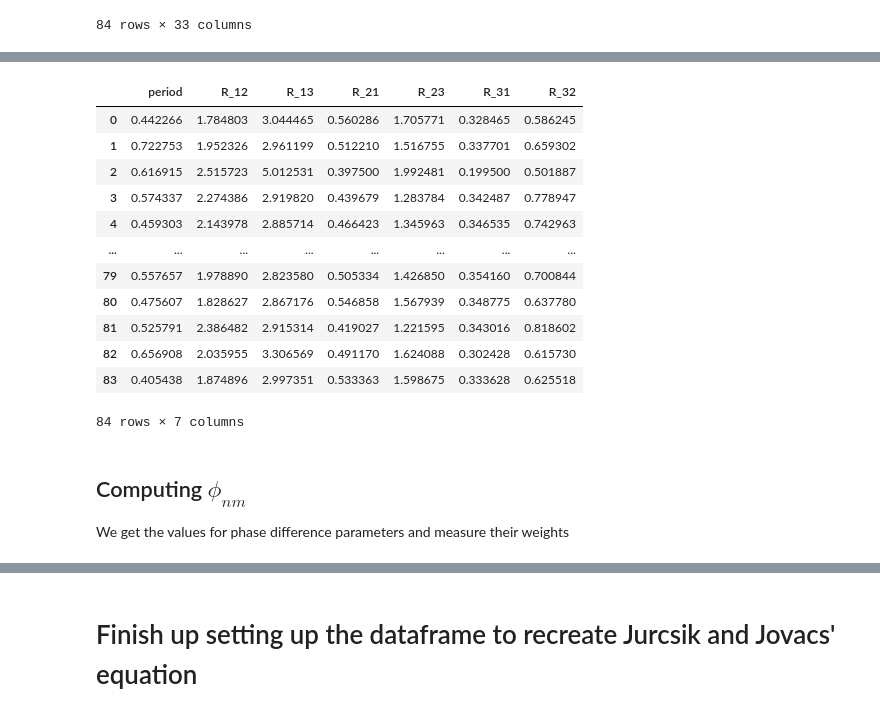
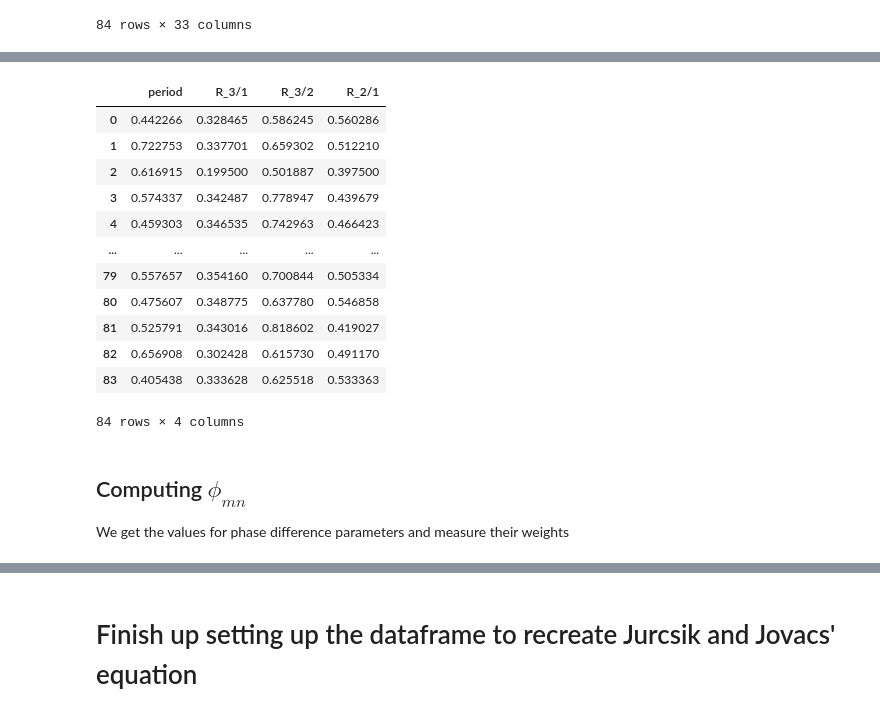
Before and after one commit to handle1337/blink, a Jupyter notebook: notebooks/blink.ipynb, the cells around one changed output, grey strips where cells are left out. Saved outputs shown, nothing was run; the diff lists cells and outputs as text; code cells hidden in the pictures.

Commit message:
fix: exclude ratio reciprocals

```diff
--- a/notebooks/blink.ipynb
+++ b/notebooks/blink.ipynb
@@ -43,40 +41,43 @@ We'll begin by setting up a new DF with the appropriate parameters
 We want the ratios between alphas so that our results are distance independent
 # %%
-jk_df = pd.DataFrame() # This is the dataframe we'll use to replicate Jurcsik and Kovac's results with Phi31
+jk_df = pd.DataFrame() # This is the dataframe we'll use to replicate Jurcsik and Kovacs' results with Phi31
 jk_df["period"] = df["period"]
 
 
-def append_amp_ratios(original_df, new_df,filter=None):
-    # Get amp ratios ex. A1/A2, A1/A3 etc.
-    alpha_filter = (original_df.filter(filter) if filter else original_df.filter(regex="A", axis=1))
-    for alpha in alpha_filter.columns:
+def append_amp_ratios(original_df, new_df, filter=None):
+    # get amp ratios ex. A1/A2, A1/A3 etc.
+    alpha_filter = (original_df[filter] if filter
+                    else original_df.filter(regex="A", axis=1))
+    alpha_cols = sorted(alpha_filter.columns, key=lambda x: int(x[1:]))
 
-        # alpha denom is an element of a list where alpha is not a part of, ex: for A1 alpha denom will be A2,A3 only for A[1-3]
-        for alpha_denom in alpha_filter.drop(columns=[alpha]).columns:
-            ratio_name = f"R_{alpha[1:]}{alpha_denom[1:]}"
 
-            # append ratios
-            new_df[ratio_name] = alpha_filter[alpha].to_numpy() / alpha_filter[alpha_denom].to_numpy()
+    for alpha in reversed(alpha_cols):
+        lower_alphas = [a for a in alpha_cols if int(a[1:]) < int(alpha[1:])]
+
+        for alpha_denom in lower_alphas:
+            ratio_name = f"R_{alpha[1:]}/{alpha_denom[1:]}"
+            new_df[ratio_name] = (
+                alpha_filter[alpha].to_numpy() / alpha_filter[alpha_denom].to_numpy())
 
 append_amp_ratios(df, jk_df, filter=["A1","A2","A3"])
 
 jk_df
 # %% [output]
-|  | period | R_12 | R_13 | R_21 | R_23 | R_31 | R_32 |
-| 0 | 0.442266 | 1.784803 | 3.044465 | 0.560286 | 1.705771 | 0.328465 | 0.586245 |
-| 1 | 0.722753 | 1.952326 | 2.961199 | 0.512210 | 1.516755 | 0.337701 | 0.659302 |
-| 2 | 0.616915 | 2.515723 | 5.012531 | 0.397500 | 1.992481 | 0.199500 | 0.501887 |
-| 3 | 0.574337 | 2.274386 | 2.919820 | 0.439679 | 1.283784 | 0.342487 | 0.778947 |
-| 4 | 0.459303 | 2.143978 | 2.885714 | 0.466423 | 1.345963 | 0.346535 | 0.742963 |
-| ... | ... | ... | ... | ... | ... | ... | ... |
-| 79 | 0.557657 | 1.978890 | 2.823580 | 0.505334 | 1.426850 | 0.354160 | 0.700844 |
-| 80 | 0.475607 | 1.828627 | 2.867176 | 0.546858 | 1.567939 | 0.348775 | 0.637780 |
-| 81 | 0.525791 | 2.386482 | 2.915314 | 0.419027 | 1.221595 | 0.343016 | 0.818602 |
-| 82 | 0.656908 | 2.035955 | 3.306569 | 0.491170 | 1.624088 | 0.302428 | 0.615730 |
-| 83 | 0.405438 | 1.874896 | 2.997351 | 0.533363 | 1.598675 | 0.333628 | 0.625518 |
+|  | period | R_3/1 | R_3/2 | R_2/1 |
+| 0 | 0.442266 | 0.328465 | 0.586245 | 0.560286 |
+| 1 | 0.722753 | 0.337701 | 0.659302 | 0.512210 |
+| 2 | 0.616915 | 0.199500 | 0.501887 | 0.397500 |
+| 3 | 0.574337 | 0.342487 | 0.778947 | 0.439679 |
+| 4 | 0.459303 | 0.346535 | 0.742963 | 0.466423 |
+| ... | ... | ... | ... | ... |
+| 79 | 0.557657 | 0.354160 | 0.700844 | 0.505334 |
+| 80 | 0.475607 | 0.348775 | 0.637780 | 0.546858 |
+| 81 | 0.525791 | 0.343016 | 0.818602 | 0.419027 |
+| 82 | 0.656908 | 0.302428 | 0.615730 | 0.491170 |
+| 83 | 0.405438 | 0.333628 | 0.625518 | 0.533363 |
-84 rows × 7 columns
+84 rows × 4 columns
 # %% [markdown]
-## Computing $\phi_{nm}$
+## Computing $\phi_{mn}$
 We get the values for phase difference parameters and measure their weights
 # %%
 def append_phi_diff(original_df, new_df,filter=None):
```
Also changed, not shown: parts of 12 cells of this notebook.
